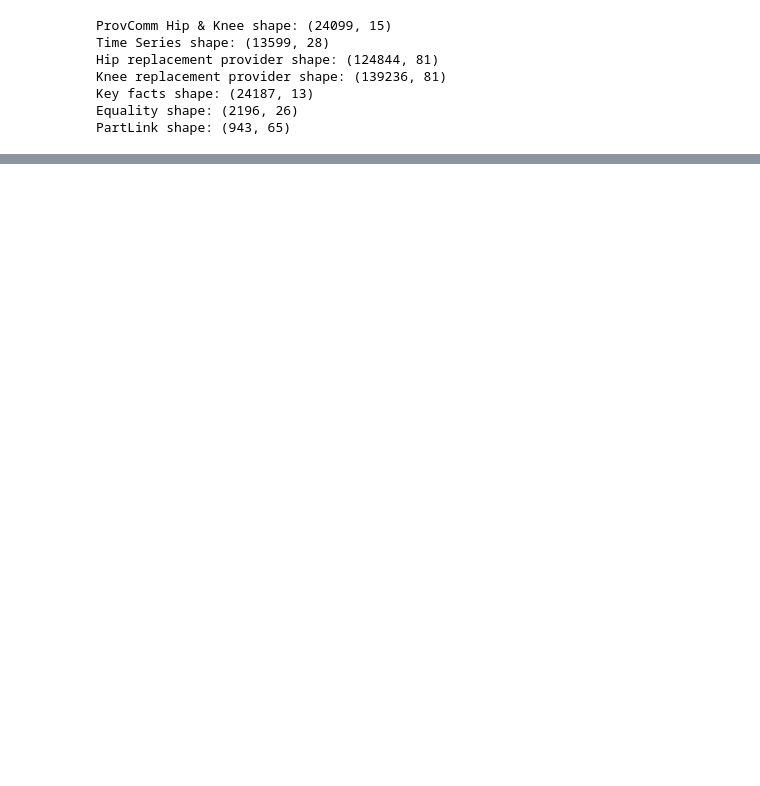
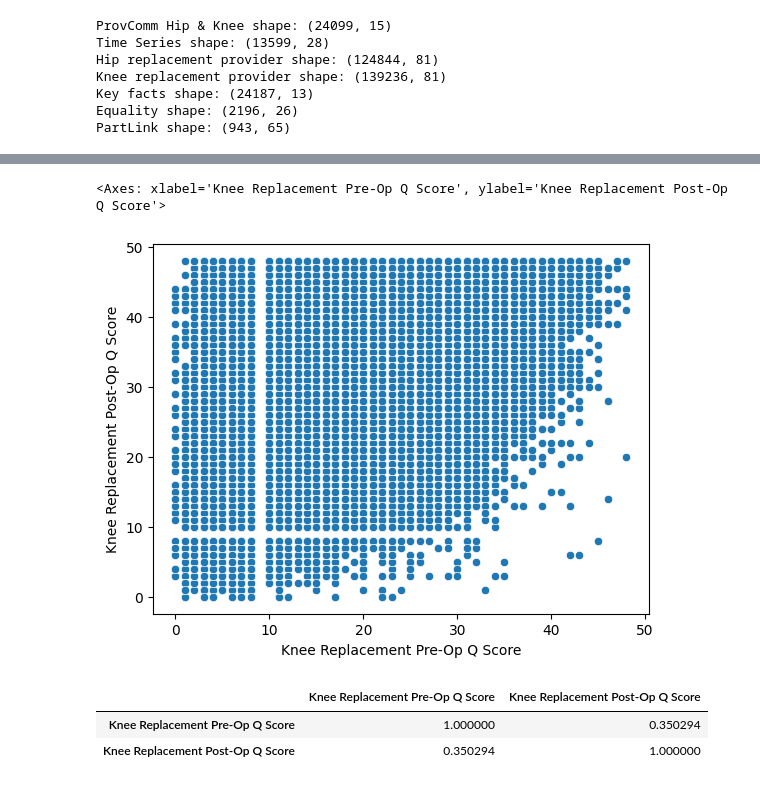
Before and after one commit to LALITAMITTAL18/EAISI-NHS, a Jupyter notebook: data/UnderstandingData/Gino.ipynb, the cells around one changed output, grey strips where cells are left out. Drawn from its saved outputs; the diff is of its cells as text; code cells hidden in the pictures; blank space fills up the shorter version.

```diff
--- a/data/UnderstandingData/Gino.ipynb
+++ b/data/UnderstandingData/Gino.ipynb
@@ -271,0 +403,25 @@ np.float64(1.0)
+# %%
+sns.scatterplot(
+    x = df["Knee Replacement Pre-Op Q Score"],
+    y = df[outcome]
+)
+# %% [output]
+<Axes: xlabel='Knee Replacement Pre-Op Q Score', ylabel='Knee Replacement Post-Op Q Score'>
+[figure, added]
+# %%
+cols = [
+    "Knee Replacement Pre-Op Q Score",
+    "Knee Replacement Post-Op Q Score"
+]
+
+for c in cols:
+    df[c] = pd.to_numeric(df[c], errors="coerce")
+
+df[cols].dtypes
+
+df_corr = df[cols].dropna()
+df_corr.corr()
+# %% [output]
+|  | Knee Replacement Pre-Op Q Score | Knee Replacement Post-Op Q Score |
+| Knee Replacement Pre-Op Q Score | 1.000000 | 0.350294 |
+| Knee Replacement Post-Op Q Score | 0.350294 | 1.000000 |
```
Also changed, not shown: parts of 42 cells of this notebook.
